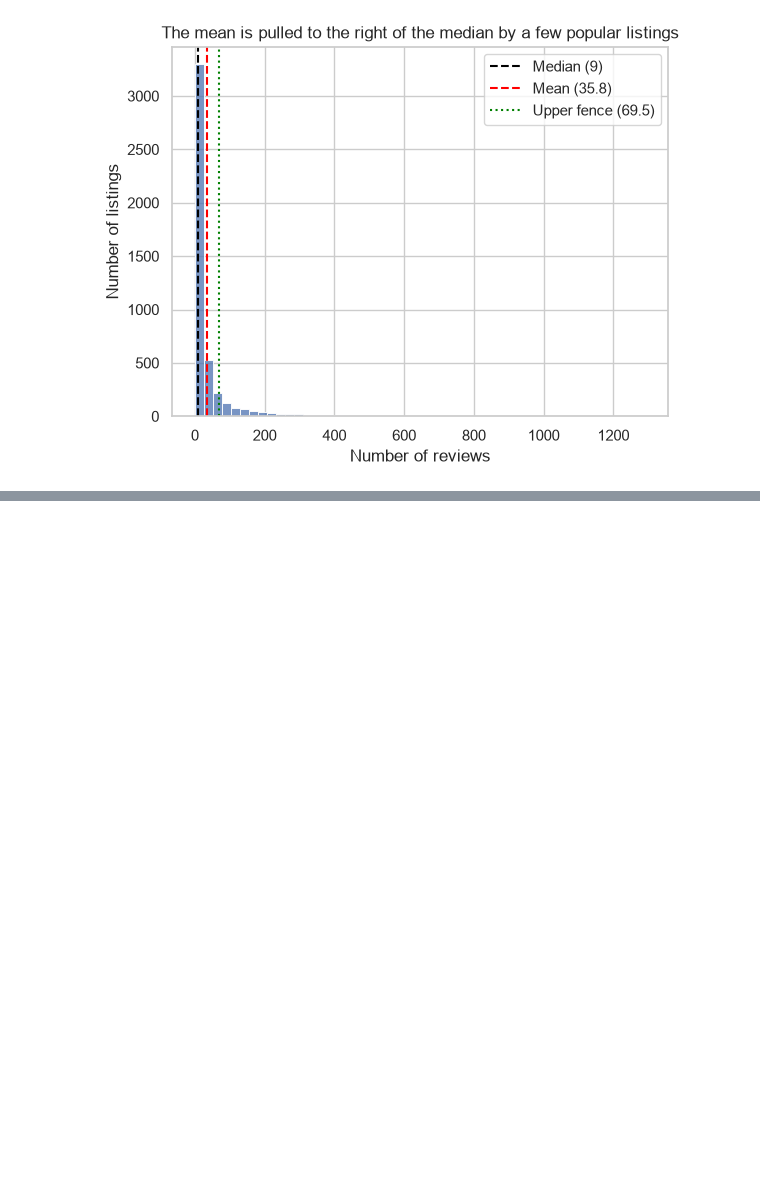
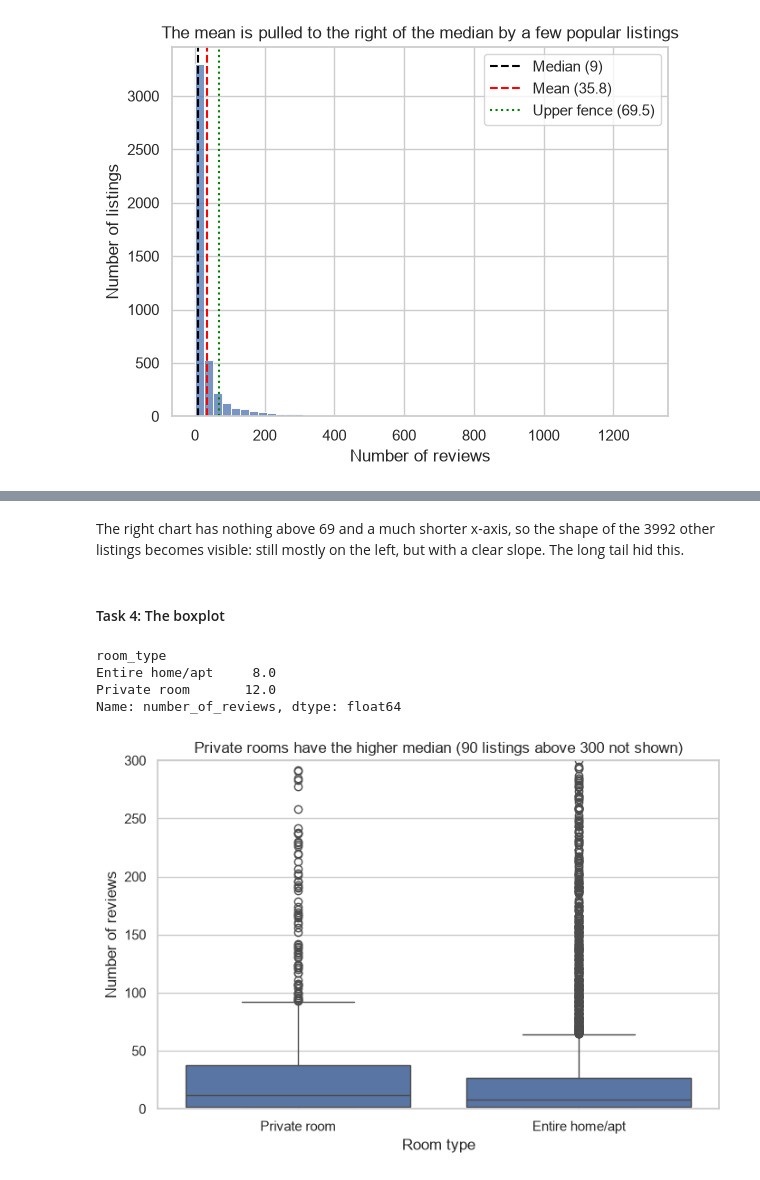
Before and after one commit to VictorSago/Lexicon-Labs, a Jupyter notebook: DataAnalysis/lab7.ipynb, the cells around one changed output, grey strips where cells are left out. Drawn from its saved outputs; the diff is of its cells as text; code cells hidden in the pictures; blank space fills up the shorter version.

```diff
--- a/DataAnalysis/lab7.ipynb
+++ b/DataAnalysis/lab7.ipynb
@@ -70,0 +99,30 @@ plt.show()
+# %% [markdown]
+The right chart has nothing above 69 and a much shorter x-axis, so the shape of the 3992 other listings becomes visible: still mostly on the left, but with a clear slope. The long tail hid this.
+# %% [markdown]
+#### Task 4: The boxplot
+# %%
+# Only the two big room types.
+big = listings[listings["room_type"].isin(["Entire home/apt", "Private room"])]
+
+# Count what is cut away by the y-limit
+limit = 300
+n_above_big = (big["number_of_reviews"] > limit).sum()
+print(big.groupby("room_type")["number_of_reviews"].median())
+
+# Boxplot, with the y-axis limited to 0-300.
+fig, ax = plt.subplots(figsize=(8, 5))
+
+sns.boxplot(data=big, x="room_type", y="number_of_reviews", ax=ax)
+
+ax.set_ylim(0, limit)
+ax.set_title(f"Private rooms have the higher median ({n_above_big} listings above {limit} not shown)")
+ax.set_xlabel("Room type")
+ax.set_ylabel("Number of reviews")
+
+plt.show()
+# %% [output]
+room_type
+Entire home/apt     8.0
+Private room       12.0
+Name: number_of_reviews, dtype: float64
+[figure, added]
```
Also changed, not shown: parts of 12 cells of this notebook.
